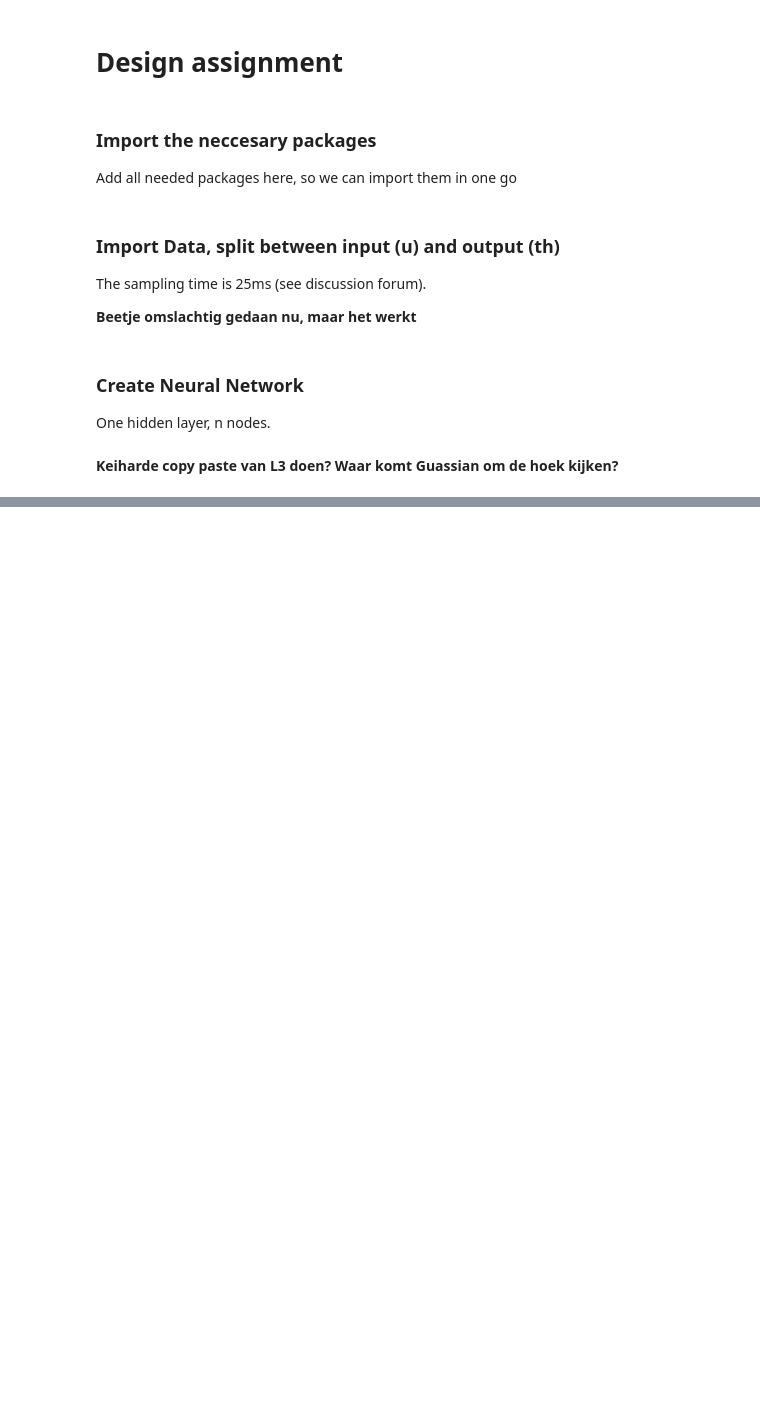
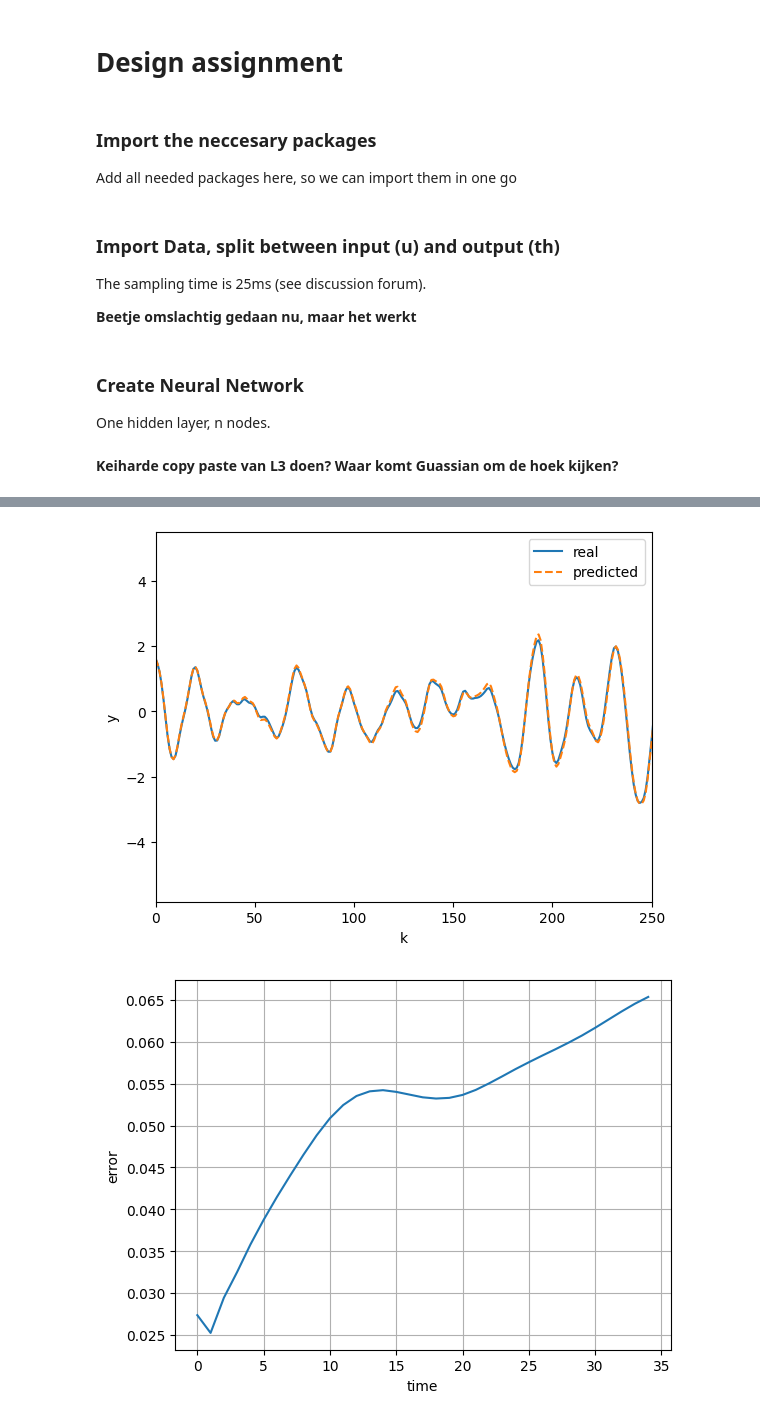
Before and after one commit to Erick-Hoogstrate/5SC28, a Jupyter notebook: Design Asignment group 21.ipynb, the cells around one changed output, grey strips where cells are left out. Drawn from its saved outputs; the diff is of its cells as text; code cells hidden in the pictures; blank space fills up the shorter version.

```diff
--- a/Design Asignment group 21.ipynb
+++ b/Design Asignment group 21.ipynb
@@ -43,0 +225,26 @@ class Network(nn.Module):
+# %%
+model = simple_encoder_RNN(hidden_size=15, n_encoder=n_encode)
+optimizer = torch.optim.Adam(model.parameters())
+batch_size = 64
+
+ids = np.arange(len(Utrain),dtype=int)
+for epoch in range(50):
+    np.random.shuffle(ids)
+    for i in range(0,len(Utrain),batch_size):
+        ids_now = ids[i:i+batch_size]
+        Uin = Utrain[ids_now]
+        histin = histtrain[ids_now]
+        Y_real = Ytrain[ids_now]
+
+        Y_predict = model.forward(inputs=Uin, hist=histin)
+        residual = Y_real - Y_predict
+        Loss = torch.mean(residual**2) #no burn time
+
+        optimizer.zero_grad()
+        Loss.backward()
+        optimizer.step()
+
+    with torch.no_grad():
+        Loss_val = torch.mean((model(inputs=Uval,hist=histval) - Yval)**2)**0.5
+        Loss_train = torch.mean((model(inputs=Utrain,hist=histtrain) - Ytrain)**2)**0.5
+        print(f'epoch={epoch}, Validation Loss={Loss_val.item():.2%}, Train Loss={Loss_train.item():.2%}')
@@ -43,0 +269,17 @@ class Network(nn.Module):
+# %%
+with torch.no_grad():
+    plt.plot(Yval[0])
+    plt.plot(model(inputs=Uval,hist=histval)[0],'--')
+    plt.xlabel('k')
+    plt.ylabel('y')
+    plt.xlim(0,250)
+    plt.legend(['real','predicted'])
+    plt.show()
+    plt.plot(np.mean((Ytrain-model(inputs=Utrain,hist=histtrain)).numpy()**2,axis=0)**0.5)
+    plt.ylabel('error')
+    plt.xlabel('time')
+    plt.grid()
+    plt.show()
+# %% [output]
+[figure, added]
+[figure, added]
```
Also changed, not shown: parts of 10 cells of this notebook.
